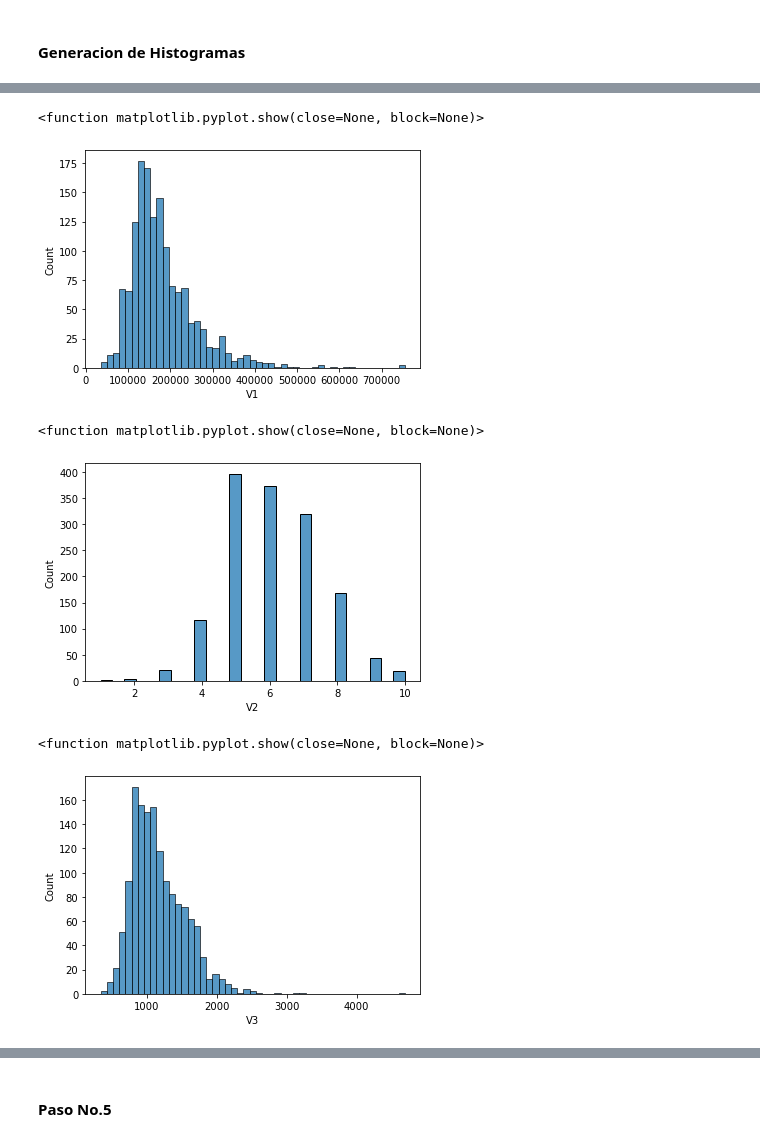
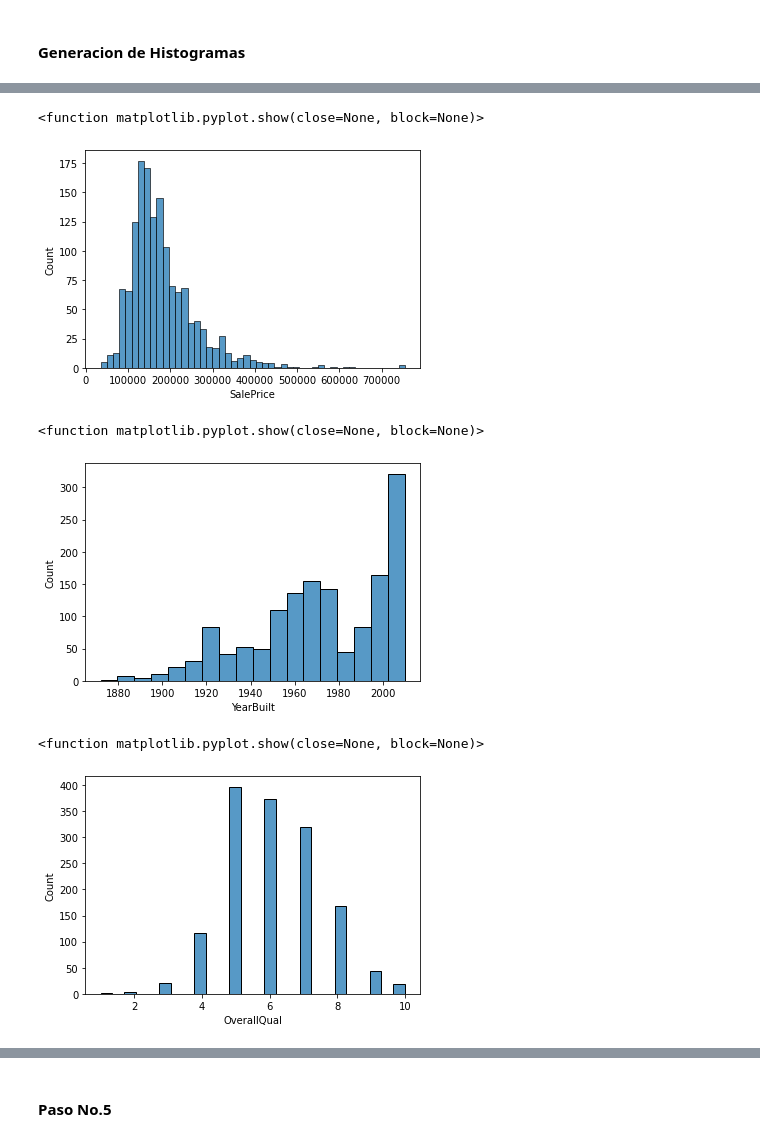
Before and after one commit to ms0827/Proyecto_Final, a Jupyter notebook: Proyecto_final.ipynb, the cells around one changed output, grey strips where cells are left out. Drawn from its saved outputs; the diff is of its cells as text; code cells hidden in the pictures.

```diff
--- a/Proyecto_final.ipynb
+++ b/Proyecto_final.ipynb
@@ -36,10 +54,10 @@ rango
 # Revision de la Data
 # %%
 # Nombrar las Variables
-data = pd.DataFrame(data=data_proy, columns=['V1', 'V2', 'V3', 'V4', 'year', 'V5'])
+data = pd.DataFrame(data=data_proy, columns=['SalePrice', 'OverallQual', 'FlrSF1st', 'TotRmsAbvGrd', 'YearBuilt', 'LotFrontage'])
 # %%
 # Reordenar variables, anio primera variable
-data = data[['year','V1','V2','V3','V4','V5']]
+data = data[['SalePrice', 'YearBuilt', 'OverallQual', 'FlrSF1st', 'TotRmsAbvGrd', 'LotFrontage']]
 # %%
 # Revisiones valores NaN
 data.isnull().any()
@@ -294,21 +337,21 @@ Name: V5, dtype: float64
 import seaborn as sns
 import matplotlib.pyplot as plt
 
-sns.histplot(data["V1"])
+sns.histplot(data["SalePrice"])
 plt.show
 # %% [output]
 <function matplotlib.pyplot.show(close=None, block=None)>
-[figure, old version]
+[figure, new version]
 # %%
-sns.histplot(data["V2"])
+sns.histplot(data["YearBuilt"])
 plt.show
 # %% [output]
 <function matplotlib.pyplot.show(close=None, block=None)>
-[figure, old version]
+[figure, new version]
 # %%
-sns.histplot(data["V3"])
+sns.histplot(data["OverallQual"])
 plt.show
 # %% [output]
 <function matplotlib.pyplot.show(close=None, block=None)>
-[figure, old version]
+[figure, new version]
 # %%
```
Also changed, not shown: parts of 59 cells of this notebook.
